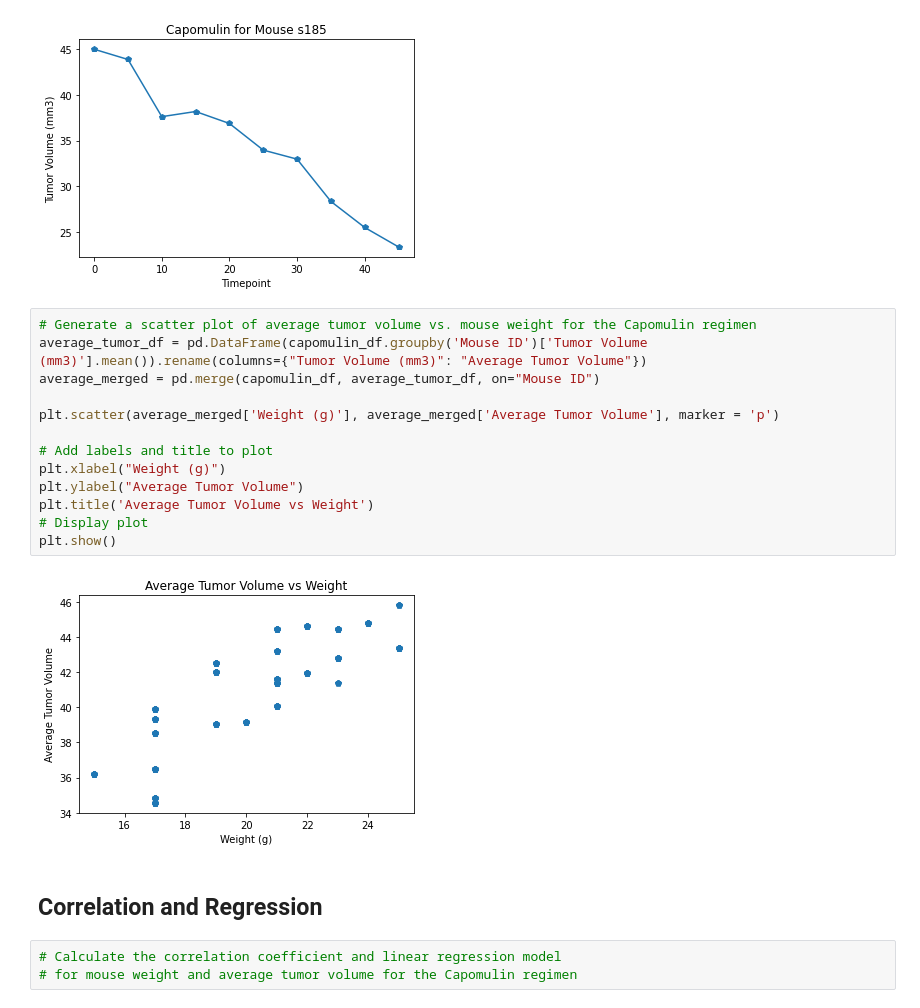
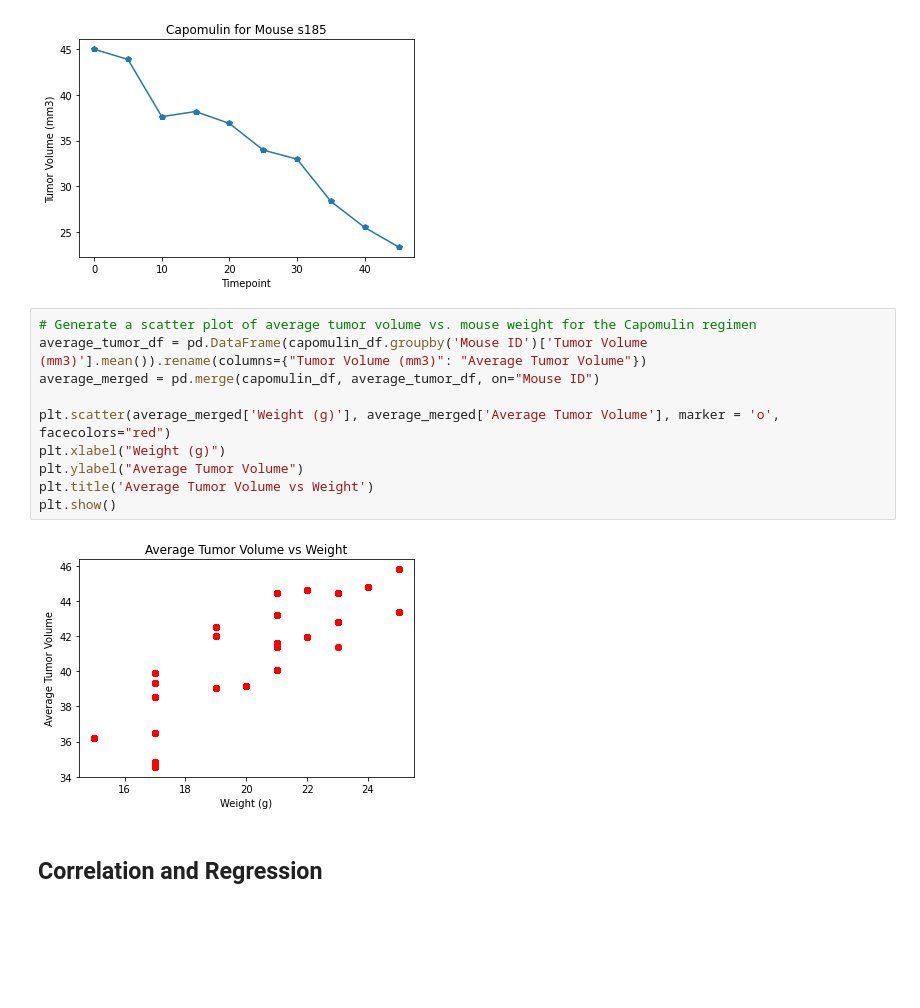
Before and after one commit to extasy44/matplotlib-analysis, a Jupyter notebook: pymaceuticals_starter.ipynb, the cells around one changed output. Saved outputs shown, nothing was run; the diff lists cells and outputs as text; blank space fills up the shorter version.

```diff
--- a/pymaceuticals_starter.ipynb
+++ b/pymaceuticals_starter.ipynb
@@ -221,20 +221,14 @@ plt.show()
 # %%
 # Generate a scatter plot of average tumor volume vs. mouse weight for the Capomulin regimen
 average_tumor_df = pd.DataFrame(capomulin_df.groupby('Mouse ID')['Tumor Volume (mm3)'].mean()).rename(columns={"Tumor Volume (mm3)": "Average Tumor Volume"})
 average_merged = pd.merge(capomulin_df, average_tumor_df, on="Mouse ID")
 
-plt.scatter(average_merged['Weight (g)'], average_merged['Average Tumor Volume'], marker = 'p')
-
-# Add labels and title to plot
+plt.scatter(average_merged['Weight (g)'], average_merged['Average Tumor Volume'], marker = 'o', facecolors="red")
 plt.xlabel("Weight (g)")
 plt.ylabel("Average Tumor Volume")
 plt.title('Average Tumor Volume vs Weight')
-# Display plot
 plt.show()
 # %% [output]
-[figure, old version]
+[figure, new version]
 # %% [markdown]
 ## Correlation and Regression
-# %%
-# Calculate the correlation coefficient and linear regression model
-# for mouse weight and average tumor volume for the Capomulin regimen
```
Also changed, not shown: parts of 2 cells of this notebook.
